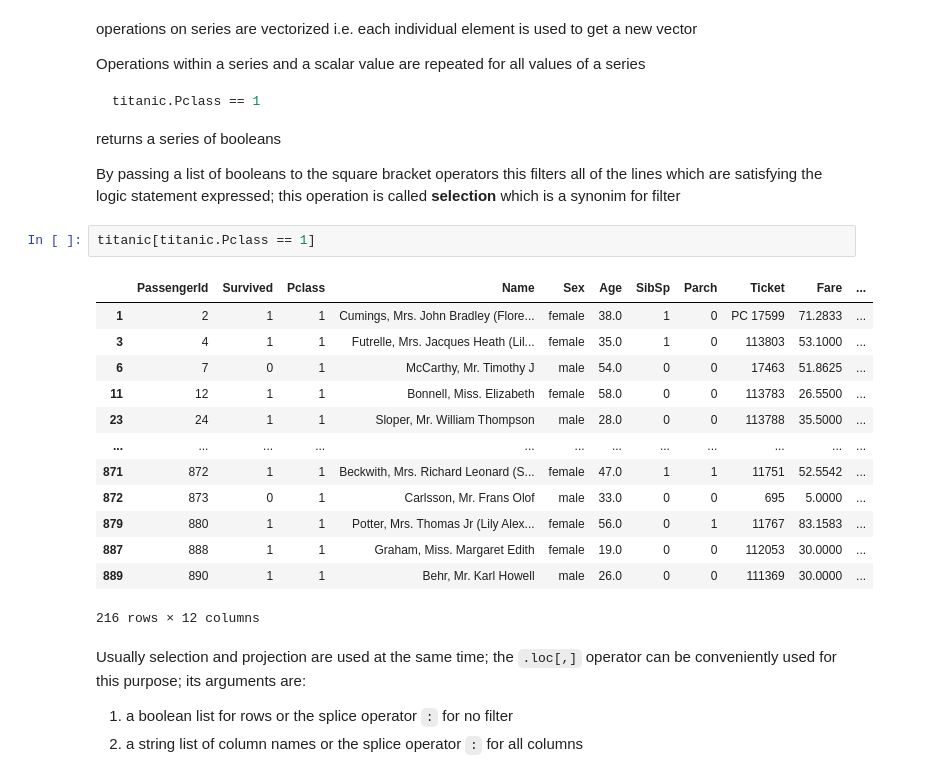
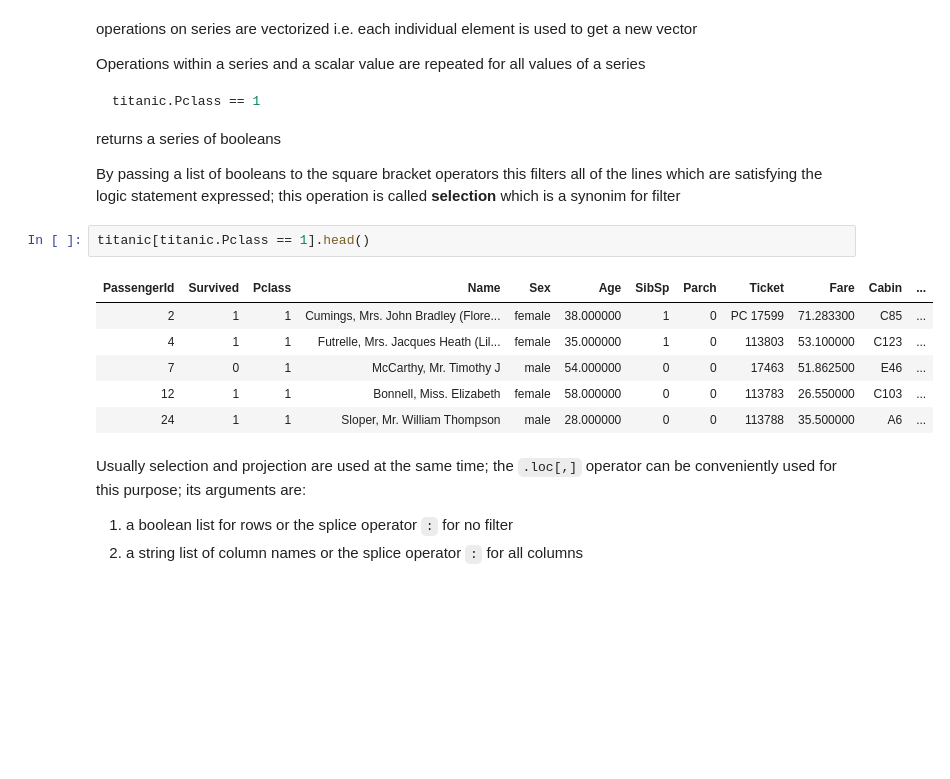
Before and after one commit to noiseOnTheNet/python-post023_jupyter_analitics, a Jupyter notebook: doc/Part_2.ipynb, the cells around one changed output. Drawn from its saved outputs; the diff is of its cells as text; blank space fills up the shorter version.

```diff
--- a/doc/Part_2.ipynb
+++ b/doc/Part_2.ipynb
@@ -80,21 +80,14 @@ returns a series of booleans
 
 By passing a list of booleans to the square bracket operators this filters all of the lines which are satisfying the logic statement expressed; this operation is called **selection** which is a synonim for filter
 # %%
-titanic[titanic.Pclass == 1]
+titanic[titanic.Pclass == 1].head()
 # %% [output]
-|  | PassengerId | Survived | Pclass | Name | Sex | Age | SibSp | Parch | Ticket | Fare | ... |
-| 1 | 2 | 1 | 1 | Cumings, Mrs. John Bradley (Flore... | female | 38.0 | 1 | 0 | PC 17599 | 71.2833 | ... |
-| 3 | 4 | 1 | 1 | Futrelle, Mrs. Jacques Heath (Lil... | female | 35.0 | 1 | 0 | 113803 | 53.1000 | ... |
-| 6 | 7 | 0 | 1 | McCarthy, Mr. Timothy J | male | 54.0 | 0 | 0 | 17463 | 51.8625 | ... |
-| 11 | 12 | 1 | 1 | Bonnell, Miss. Elizabeth | female | 58.0 | 0 | 0 | 113783 | 26.5500 | ... |
-| 23 | 24 | 1 | 1 | Sloper, Mr. William Thompson | male | 28.0 | 0 | 0 | 113788 | 35.5000 | ... |
-| ... | ... | ... | ... | ... | ... | ... | ... | ... | ... | ... | ... |
-| 871 | 872 | 1 | 1 | Beckwith, Mrs. Richard Leonard (S... | female | 47.0 | 1 | 1 | 11751 | 52.5542 | ... |
-| 872 | 873 | 0 | 1 | Carlsson, Mr. Frans Olof | male | 33.0 | 0 | 0 | 695 | 5.0000 | ... |
-| 879 | 880 | 1 | 1 | Potter, Mrs. Thomas Jr (Lily Alex... | female | 56.0 | 0 | 1 | 11767 | 83.1583 | ... |
-| 887 | 888 | 1 | 1 | Graham, Miss. Margaret Edith | female | 19.0 | 0 | 0 | 112053 | 30.0000 | ... |
-| 889 | 890 | 1 | 1 | Behr, Mr. Karl Howell | male | 26.0 | 0 | 0 | 111369 | 30.0000 | ... |
+| PassengerId | Survived | Pclass | Name | Sex | Age | SibSp | Parch | Ticket | Fare | Cabin | ... |
+| 2 | 1 | 1 | Cumings, Mrs. John Bradley (Flore... | female | 38.000000 | 1 | 0 | PC 17599 | 71.283300 | C85 | ... |
+| 4 | 1 | 1 | Futrelle, Mrs. Jacques Heath (Lil... | female | 35.000000 | 1 | 0 | 113803 | 53.100000 | C123 | ... |
+| 7 | 0 | 1 | McCarthy, Mr. Timothy J | male | 54.000000 | 0 | 0 | 17463 | 51.862500 | E46 | ... |
+| 12 | 1 | 1 | Bonnell, Miss. Elizabeth | female | 58.000000 | 0 | 0 | 113783 | 26.550000 | C103 | ... |
+| 24 | 1 | 1 | Sloper, Mr. William Thompson | male | 28.000000 | 0 | 0 | 113788 | 35.500000 | A6 | ... |
-216 rows × 12 columns
 # %% [markdown]
 Usually selection and projection are used at the same time; the `.loc[,]` operator can be conveniently used for this purpose; its arguments are:
 1. a boolean list for rows or the splice operator `:` for no filter
```
Also changed, not shown: parts of 28 cells of this notebook, 5 other files.
